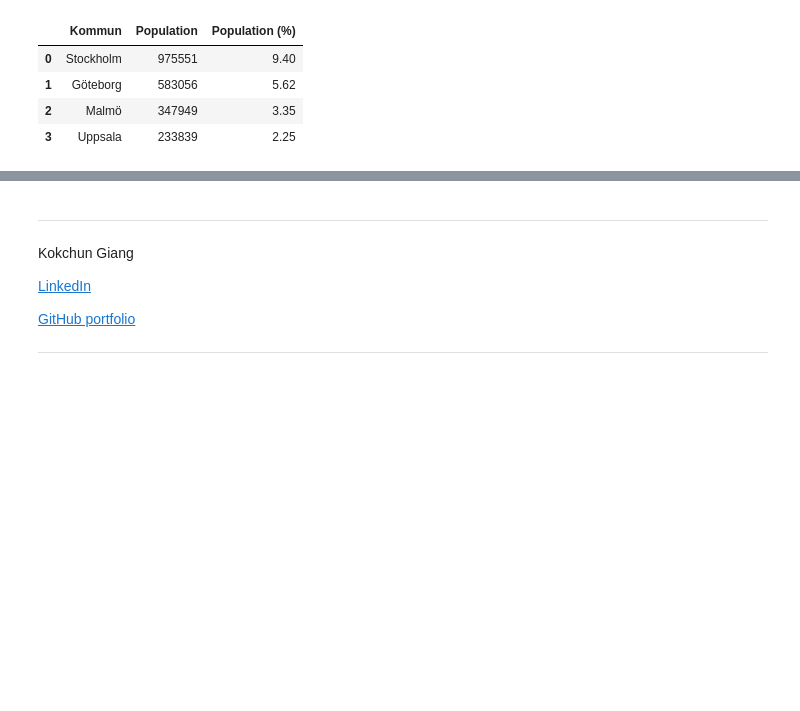
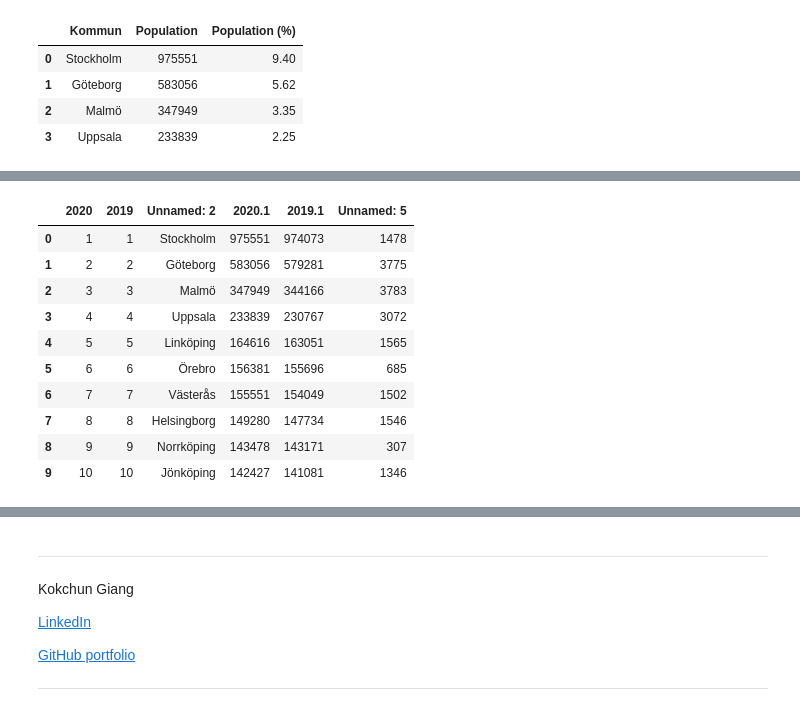
Before and after one commit to m0hsen-m0hseni/Databehandling-Mohsen-Mohseni, a Jupyter notebook: Exercises/E00_pandas_basic_syntax.ipynb, the cells around one changed output, grey strips where cells are left out. Saved outputs shown, nothing was run; the diff lists cells and outputs as text; code cells hidden in the pictures; blank space fills up the shorter version.

```diff
--- a/Exercises/E00_pandas_basic_syntax.ipynb
+++ b/Exercises/E00_pandas_basic_syntax.ipynb
@@ -345,0 +238,17 @@ h)
+# %%
+# a)
+import pandas as pd
+df = pd.read_excel("../Data/komtopp50_2020.xlsx", skiprows=6)
+df.head(10)
+# %% [output]
+|  | 2020 | 2019 | Unnamed: 2 | 2020.1 | 2019.1 | Unnamed: 5 |
+| 0 | 1 | 1 | Stockholm | 975551 | 974073 | 1478 |
+| 1 | 2 | 2 | Göteborg | 583056 | 579281 | 3775 |
+| 2 | 3 | 3 | Malmö | 347949 | 344166 | 3783 |
+| 3 | 4 | 4 | Uppsala | 233839 | 230767 | 3072 |
+| 4 | 5 | 5 | Linköping | 164616 | 163051 | 1565 |
+| 5 | 6 | 6 | Örebro | 156381 | 155696 | 685 |
+| 6 | 7 | 7 | Västerås | 155551 | 154049 | 1502 |
+| 7 | 8 | 8 | Helsingborg | 149280 | 147734 | 1546 |
+| 8 | 9 | 9 | Norrköping | 143478 | 143171 | 307 |
+| 9 | 10 | 10 | Jönköping | 142427 | 141081 | 1346 |
```
Also changed, not shown: parts of 9 cells of this notebook.
